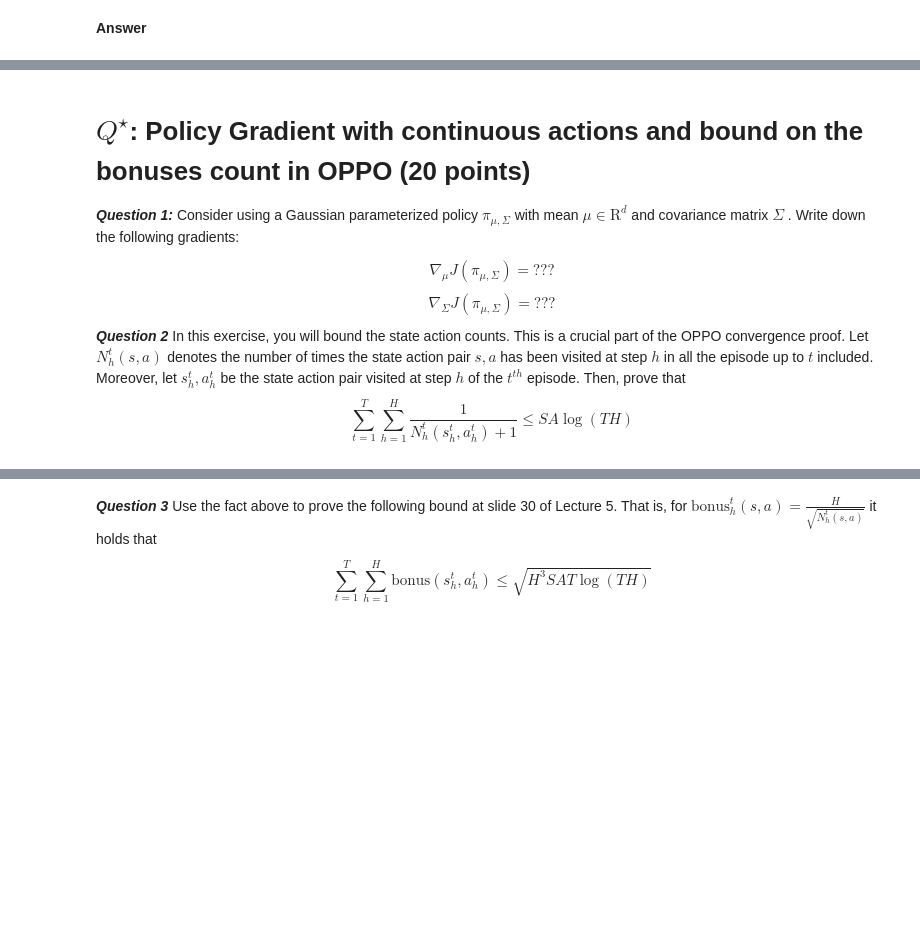
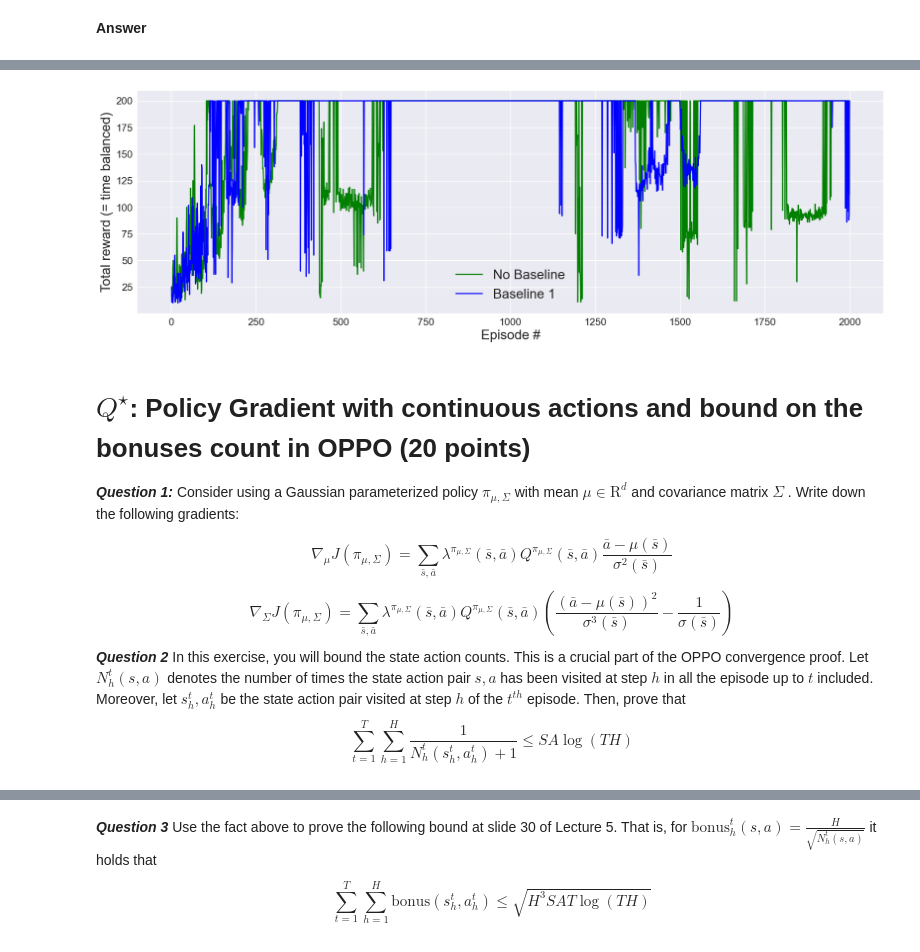
Before and after one commit to MatyaAydin/RL, a Jupyter notebook: HW3/Assignment.ipynb, the cells around one changed output, grey strips where cells are left out. Saved outputs shown, nothing was run; the diff lists cells and outputs as text; code cells hidden in the pictures; blank space fills up the shorter version.

Commit message:
plus que une baseline zebi

```diff
--- a/HW3/Assignment.ipynb
+++ b/HW3/Assignment.ipynb
@@ -756,17 +782,17 @@ You can take inspiration from the Example Notebook we attached for lecture 4, bu
 def naive_baseline(state): # Example Baseline from lecture 4 (for inspiration)
   angle = state[2]
   value = 100*(0.25-angle**2) # TO BE CHANGED USING YOUR BASELINE
-  value_1 = baseline_1(state)
-  value_2 = baseline_2(state)
   return value
 
 def baseline_1(state): # TO BE CHANGED USING YOUR BASELINE 1
-  ???   # TODO
-  return ??? # TODO
+  # TODO
+  position = state[0]
+  velocity = state[1]
+  return position**2 # TODO
 
 def baseline_2(state): # TO BE CHANGED USING YOUR BASELINE 2
-  ???   # TODO
-  return ??? # TODO
+    # TODO
+  return 0 # TODO
 
 # PLOT 3: reward-to-go with baseline REINFORCE
 # --> with gradient estimator according to version 3 of the PG theorem (not using Q-values, but reward to go)
@@ -845,34 +911,39 @@ scores_baseline_2 = reinforce_rwd2go_baseline(policy_baseline_2, optimizer_basel
 # %%
 ### Plot the learning progress
 
 # Create the plot
 fig = plt.figure(figsize=(20, 6))
 ax = fig.add_subplot(111)
 
 # Plot the scores with specified colors and labels
 ax.plot(np.arange(1, len(scores_rwd2go) + 1), scores_rwd2go, color='green', label='No Baseline')
+
 ax.plot(np.arange(1, len(scores_baseline_1) + 1), scores_baseline_1, color='blue', label='Baseline 1')
-ax.plot(np.arange(1, len(scores_baseline_2) + 1), scores_baseline_2, color='red', label='Baseline 2')
+
+#ax.plot(np.arange(1, len(scores_baseline_2) + 1), scores_baseline_2, color='red', label='Baseline 2')
 
 # Set the labels with a larger font size
 ax.set_ylabel('Total reward (= time balanced)', fontsize=20)
 ax.set_xlabel('Episode #', fontsize=20)
 
 # Set the tick labels to a larger font size
 ax.tick_params(axis='both', which='major', labelsize=15)
 
 # Add a legend with a specified font size
 ax.legend(fontsize=20)
 
 # Show the plot
 plt.show()
+# %% [output]
+[figure, added]
 # %% [markdown]
 # $Q^\star$: Policy Gradient with continuous actions and bound on the bonuses count in OPPO (20 points)
 ***Question 1:*** Consider using a Gaussian parameterized policy $\pi_{\mu,\Sigma}$ with mean $\mu \in \mathrm{R}^d$
 and covariance matrix $\Sigma$ . Write down the following gradients:
 
-$$ \nabla_\mu J(\pi_{\mu, \Sigma}) = ???$$
-$$ \nabla_\Sigma J(\pi_{\mu, \Sigma}) = ???$$
+$$ \nabla_\mu J(\pi_{\mu, \Sigma}) = \sum_{\bar{s},\bar{a}} \lambda^{\pi_{\mu, \Sigma}}(\bar{s}, \bar{a}) Q^{\pi_{\mu, \Sigma}}(\bar{s}, \bar{a}) \frac{\bar{a} - \mu(\bar{s})}{\sigma^2(\bar{s})} $$
+$$ \nabla_\Sigma J(\pi_{\mu, \Sigma}) = \sum_{\bar{s},\bar{a}} \lambda^{\pi_{\mu, \Sigma}}(\bar{s}, \bar{a}) Q^{\pi_{\mu, \Sigma}}(\bar{s}, \bar{a})
+( \frac{(\bar{a} - \mu(\bar{s}))^2}{\sigma^3(\bar{s})} - \frac{1}{\sigma(\bar{s})})$$
 ***Question 2*** In this exercise, you will bound the state action counts. This is a crucial part of the OPPO convergence proof. Let $N^t_h(s,a)$ denotes the number of times the state action pair $s,a$ has been visited at step $h$ in all the episode up to $t$ included. Moreover,
 let $s^t_h,a^t_h$ be the state action pair visited at step $h$ of the $t^{th}$ episode. Then, prove that
 $$ \sum^T_{t=1} \sum^H_{h=1} \frac{1}{N^t_h(s^t_h, a^t_h)+1} \leq SA \log( T H)$$
```
Also changed, not shown: parts of 19 cells of this notebook.
